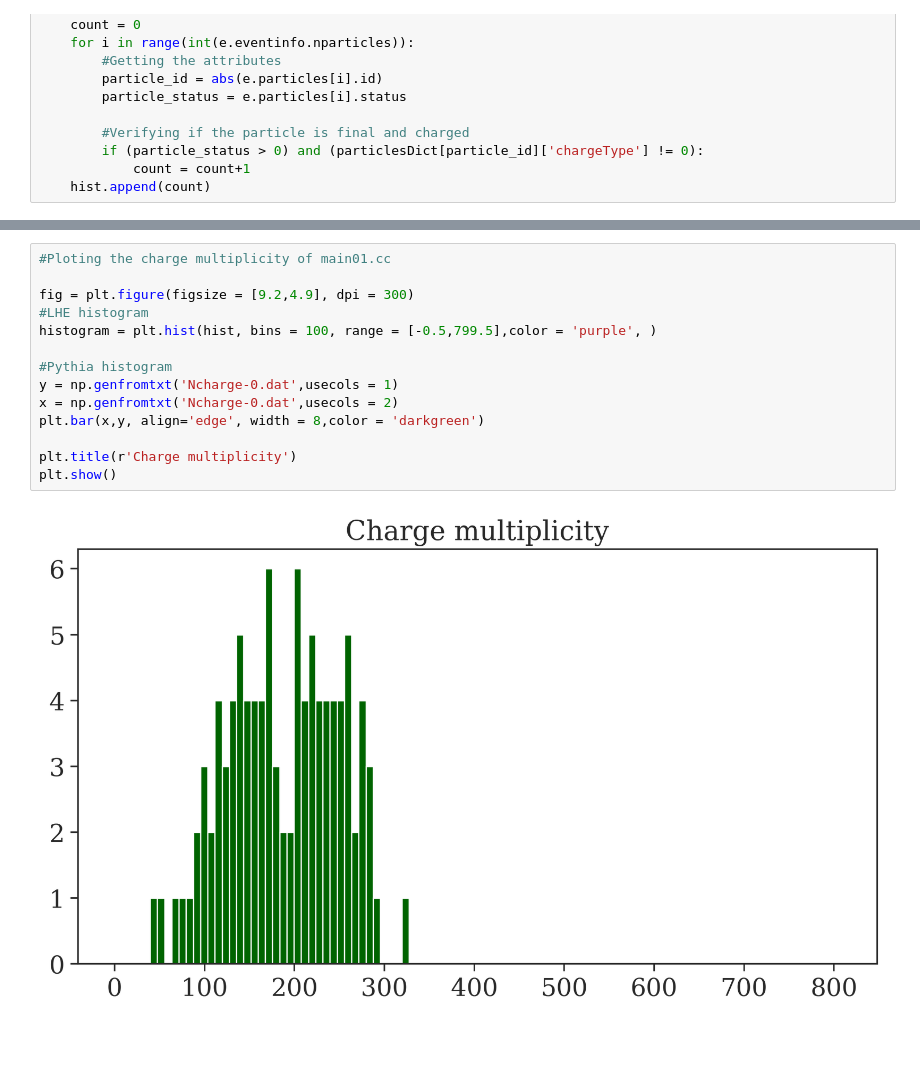
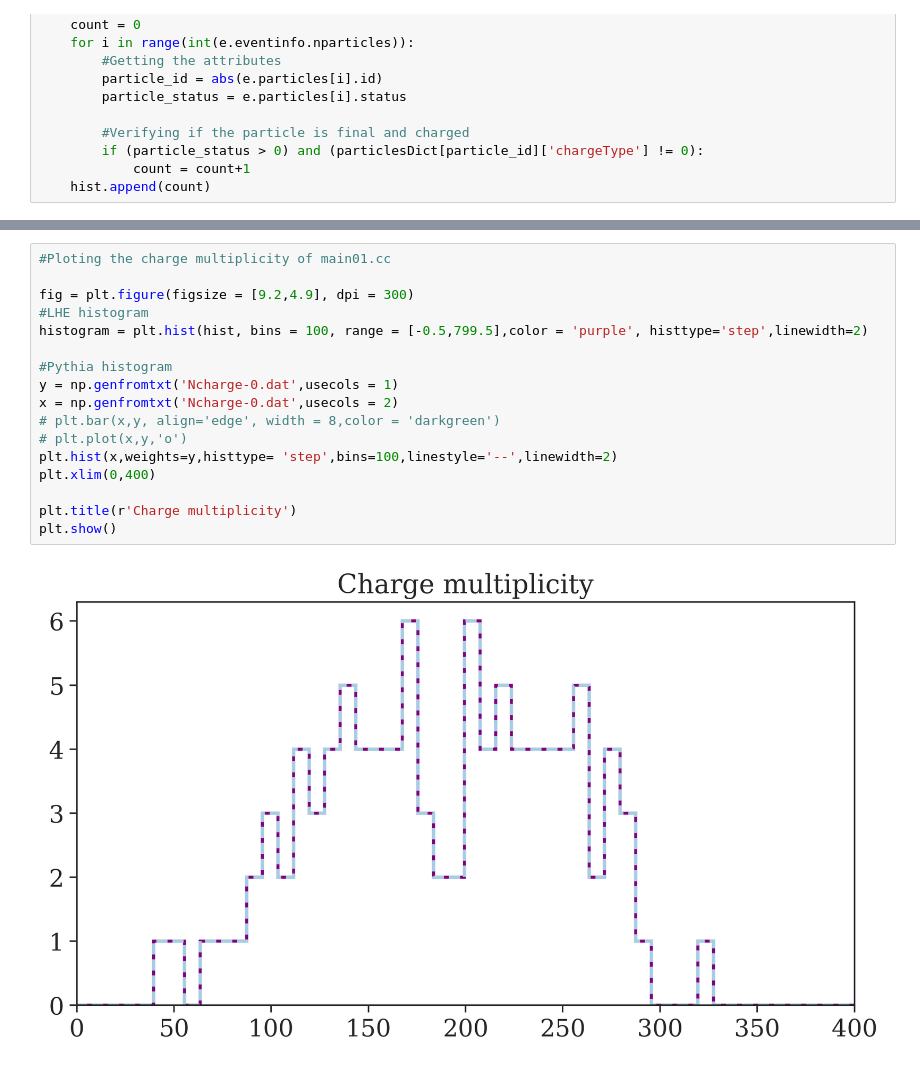
Before and after one commit to viniciusrocca/simulationsSM, a Jupyter notebook: ChargeMultiplicity_example/ChargeMultiplicity.ipynb, the cells around one changed output, grey strips where cells are left out. Saved outputs shown, nothing was run; the diff lists cells and outputs as text; blank space fills up the shorter version.

```diff
--- a/ChargeMultiplicity_example/ChargeMultiplicity.ipynb
+++ b/ChargeMultiplicity_example/ChargeMultiplicity.ipynb
@@ -67,16 +69,19 @@ plt.show()
 # %%
 #Ploting the charge multiplicity of main01.cc
 
 fig = plt.figure(figsize = [9.2,4.9], dpi = 300)
 #LHE histogram
-histogram = plt.hist(hist, bins = 100, range = [-0.5,799.5],color = 'purple', )
+histogram = plt.hist(hist, bins = 100, range = [-0.5,799.5],color = 'purple', histtype='step',linewidth=2)
 
 #Pythia histogram
 y = np.genfromtxt('Ncharge-0.dat',usecols = 1)
 x = np.genfromtxt('Ncharge-0.dat',usecols = 2)
-plt.bar(x,y, align='edge', width = 8,color = 'darkgreen')
+# plt.bar(x,y, align='edge', width = 8,color = 'darkgreen')
+# plt.plot(x,y,'o')
+plt.hist(x,weights=y,histtype= 'step',bins=100,linestyle='--',linewidth=2)
+plt.xlim(0,400)
 
 plt.title(r'Charge multiplicity')
 plt.show()
 # %% [output]
-[figure, old version]
+[figure, new version]
```
Also changed, not shown: parts of 3 cells of this notebook, 5 other files.
